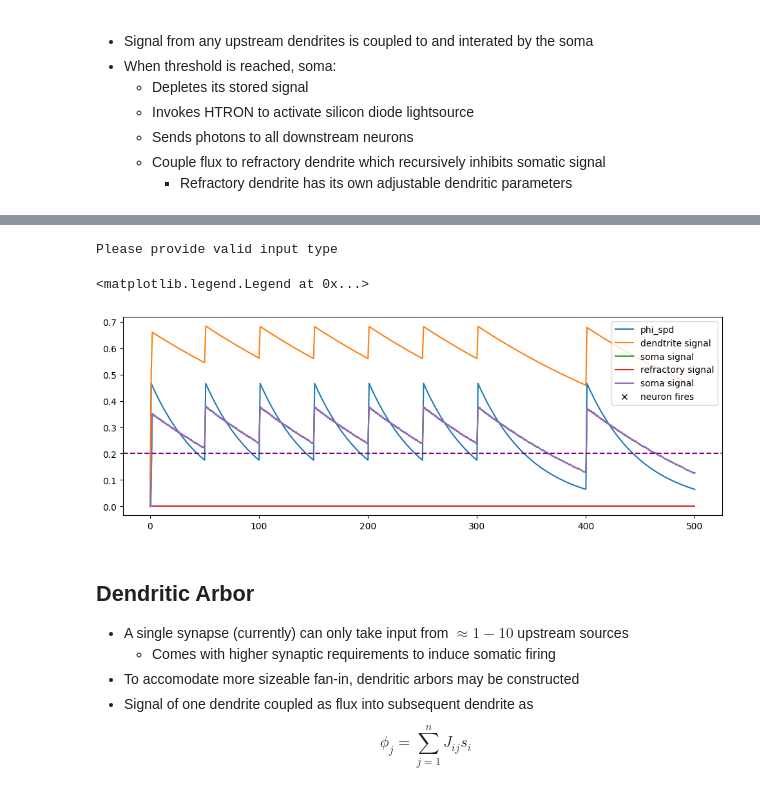
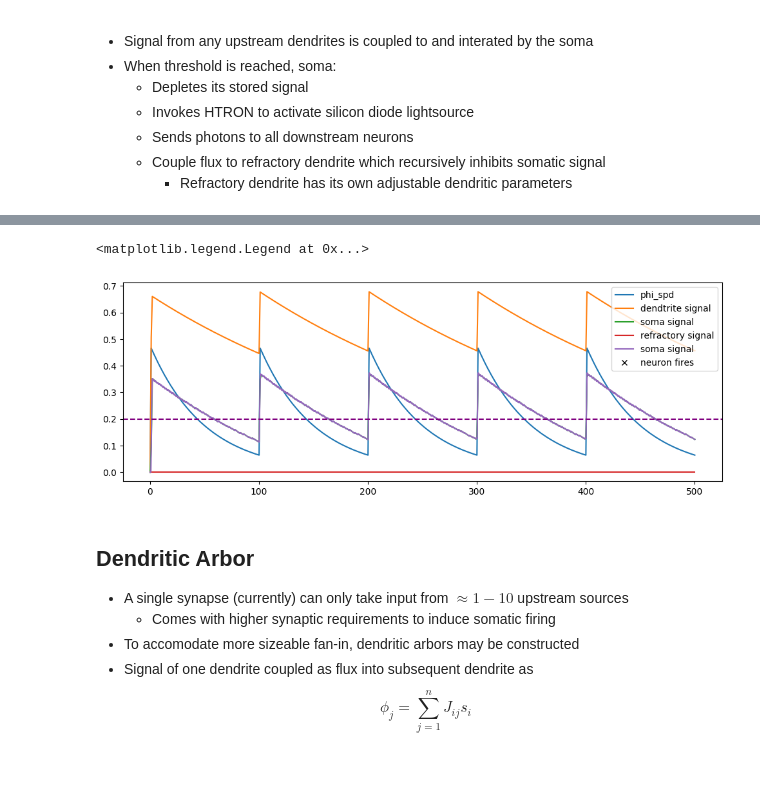
Before and after one commit to ryangitsit/sim_soens, a Jupyter notebook: tutorial_soen.ipynb, the cells around one changed output, grey strips where cells are left out. Drawn from its saved outputs; the diff is of its cells as text; code cells hidden in the pictures.

```diff
--- a/tutorial_soen.ipynb
+++ b/tutorial_soen.ipynb
@@ -204,6 +200,7 @@ default_neuron_params["s_th_factor_n"] = 0.5
 default_neuron_params['w_dn'] = 1
 default_neuron_params['tau_di'] = 1000
 default_neuron_params['tau_ref'] = 35
+default_neuron_params['ib'] = 1.7
 # default_neuron_params["beta_ni"] = 2*np.pi*1e3
 def_spikes = [[0,0],[.5,10]]
 input_ = SuperInput(channels=1, type='defined', defined_spikes=def_spikes, duration=100)
@@ -223,7 +220,7 @@ ref = net.neurons[1].dend__ref.s
 
 
 plt.figure(figsize=(12,4))
-plt.plot(net.t,net.signal[0], label='soma signal')
+plt.plot(net.t, net.signal[0], label='soma signal')
 plt.plot(net.spikes[1],net.spike_signals[0],'xk', label='neuron fires')
 plt.axhline(y = single.s_th, color = 'purple', linestyle = '--')
 plt.plot(spd[::10], label='phi_spd')
@@ -247,36 +276,36 @@ input_ = SuperInput(channels=1, type='defined', defined_spikes=def_spikes, durat
 default_neuron_params['w_dn'] = 0.5
 default_neuron_params['tau_di'] = 10
 default_neuron_params['tau_ref'] = 35
 default_neuron_params["s_th_factor_n"] = 0.1
+default_neuron_params['ib'] = 2
 
 
 neo = NeuralZoo(type='single',**default_neuron_params)
 neo.synapse.add_input(input_.signals[0])
 
 
 net = network(name = 'network_under_test')
 net.add_neuron(neo.neuron)
 net.run_sim(dt = .1, tf = 500)
 net.get_recordings()
 
 spd = neo.dendrite.synaptic_inputs[1].phi_spd
 dend_s = neo.dendrite.s
 signal = net.neurons[1].dend__nr_ni.s
 ref = net.neurons[1].dend__ref.s
 
 plt.figure(figsize=(12,4))
 plt.plot(spd[::10], label='phi_spd')
 plt.plot(dend_s[::10], label='dendtrite signal')
 plt.plot(signal[::10], label='soma signal')
 plt.plot(ref[::10], label='refractory signal')
 plt.plot(net.t,net.signal[0], label='soma signal')
 plt.plot(net.spikes[1],net.spike_signals[0],'xk', label='neuron fires')
 plt.axhline(y = single.s_th, color = 'purple', linestyle = '--')
 plt.legend()
 # %% [output]
-Please provide valid input type
+<matplotlib.legend.Legend at 0x...>
-<matplotlib.legend.Legend at 0x...>
-[figure, old version]
+[figure, new version]
 # %% [markdown]
 ## Dendritic Arbor
 - A single synapse (currently) can only take input from $\approx1-10$ upstream sources
```
Also changed, not shown: parts of 12 cells of this notebook, 5 other files.
